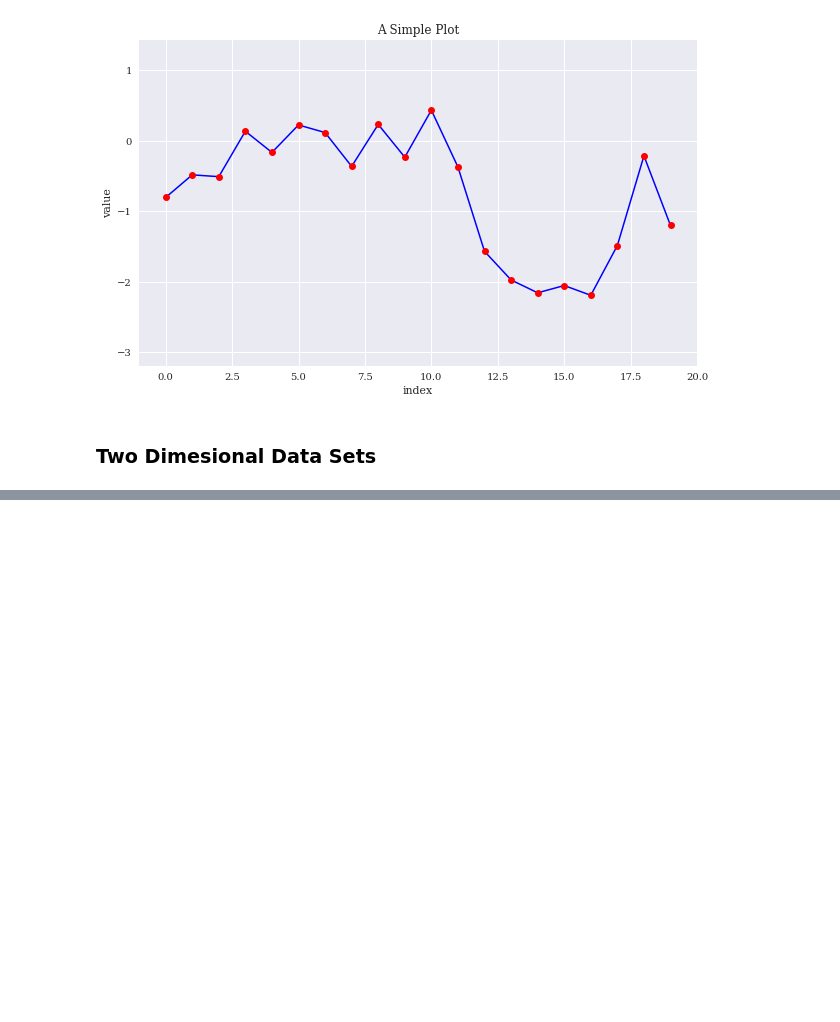
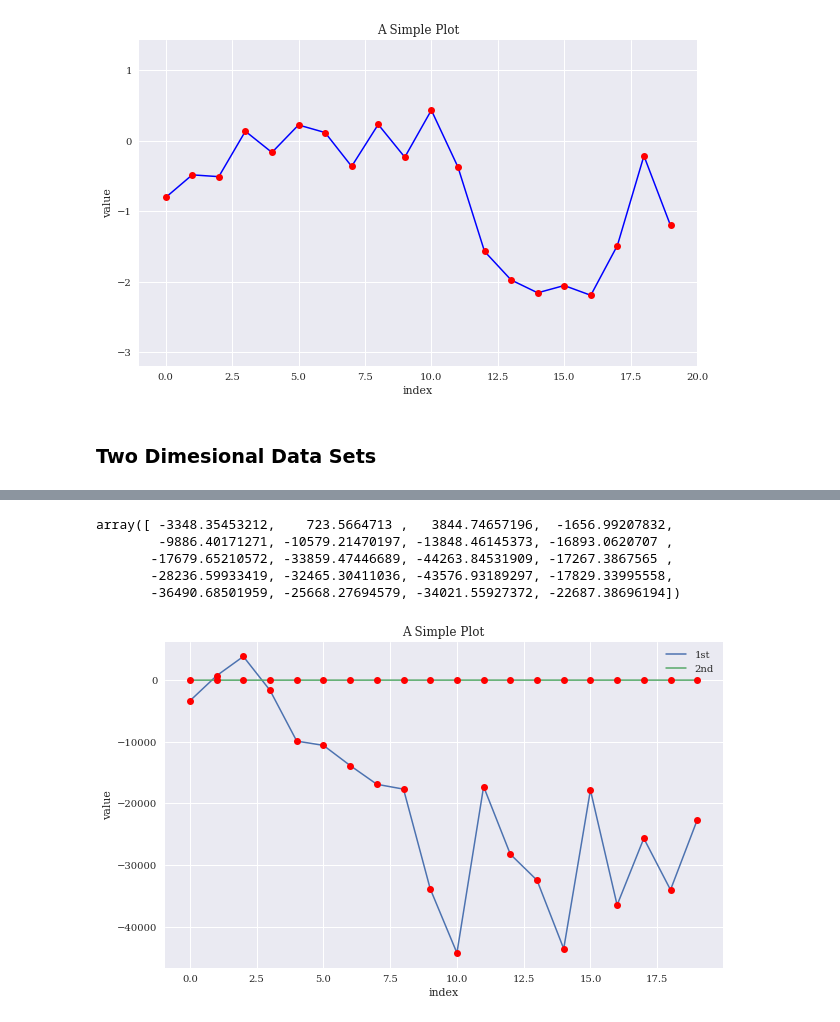
Before and after one commit to omsouravsharma/Python_for_algorithmic_trading-, a Jupyter notebook: Ch07.ipynb, the cells around one changed output, grey strips where cells are left out. Cells and saved outputs as stored; diff of their text form; code cells hidden in the pictures; blank space fills up the shorter version.

```diff
--- a/Ch07.ipynb
+++ b/Ch07.ipynb
@@ -98,0 +156,20 @@ plt.ylim(np.min(y.cumsum())-1,
+# %%
+y[:,0] = y[:,0]*100
+y[:,0]
+# %% [output]
+array([ -3348.35453212,    723.5664713 ,   3844.74657196,  -1656.99207832,
+        -9886.40171271, -10579.21470197, -13848.46145373, -16893.0620707 ,
+       -17679.65210572, -33859.47446689, -44263.84531909, -17267.3867565 ,
+       -28236.59933419, -32465.30411036, -43576.93189297, -17829.33995558,
+       -36490.68501959, -25668.27694579, -34021.55927372, -22687.38696194])
+# %%
+plt.figure(figsize=(10,6))
+plt.plot(y[:,0], lw=1.5, label='1st')
+plt.plot(y[:,1], lw = 1.5, label='2nd')
+plt.plot(y, 'ro')
+plt.legend(loc=0)
+plt.xlabel('index')
+plt.ylabel('value')
+plt.title('A Simple Plot');
+# %% [output]
+[figure, added]
```
Also changed, not shown: parts of 7 cells of this notebook.
